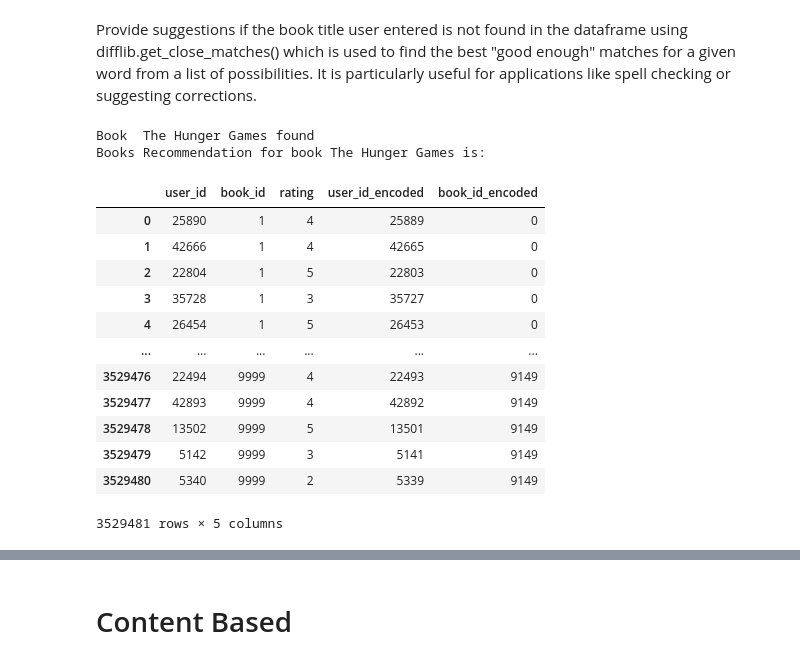
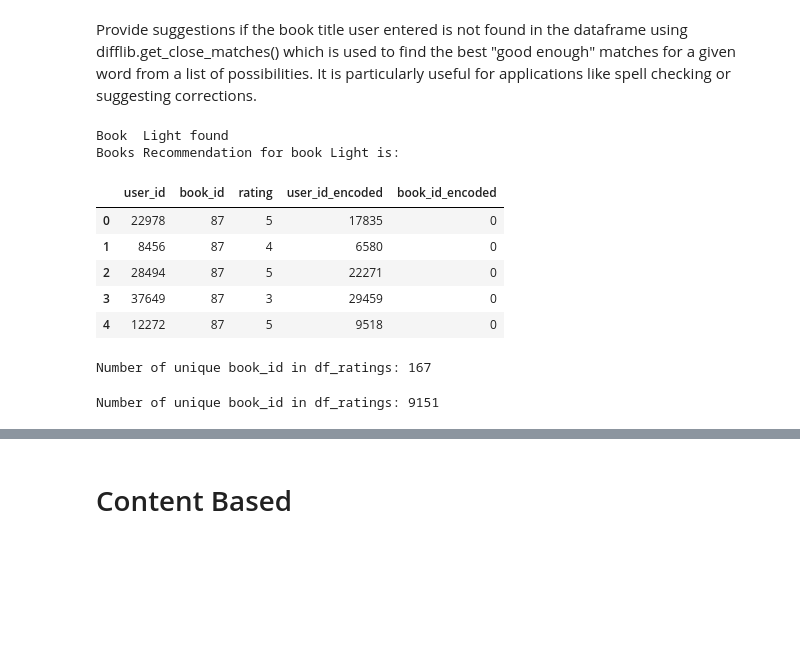
Before and after one commit to j9988/GoodBooks_Recommendation_System, a Jupyter notebook: Assignment 1.ipynb, the cells around one changed output, grey strips where cells are left out. Cells and saved outputs as stored; diff of their text form; code cells hidden in the pictures; blank space fills up the shorter version.

```diff
--- a/Assignment 1.ipynb
+++ b/Assignment 1.ipynb
@@ -480,5 +385,8 @@ Number of unique book_id in df_book_tags: 9151
 # %% [markdown]
 # Collaborative Filtering
+# %%
+df_books = pd.read_csv("cleaned_books.csv")
+df_ratings = pd.read_csv("cleaned_ratings.csv")
 # %% [markdown]
 ## Item-to-Item
 # %%
@@ -540,8 +448,8 @@ while True:
     else:
         print("Book not found. Please try again.")
 # %% [output]
-Book  The Hunger Games found
-Books Recommendation for book The Hunger Games is:
+Book  Light found
+Books Recommendation for book Light is:
 # %%
 # Defines a function to calculate the weighted average rating for a group.
 def group_weighted_avg(group, weight_key):
@@ -587,20 +503,23 @@ def sparse_matrix():
 # Call the sparse_matrix function to generate the sparse matrix and related objects.
 S, ratings_enc_id, user_encoder, book_encoder = sparse_matrix()
 # %%
-ratings_enc_id
+ratings_enc_id.head()
 # %% [output]
 |  | user_id | book_id | rating | user_id_encoded | book_id_encoded |
-| 0 | 25890 | 1 | 4 | 25889 | 0 |
-| 1 | 42666 | 1 | 4 | 42665 | 0 |
-| 2 | 22804 | 1 | 5 | 22803 | 0 |
-| 3 | 35728 | 1 | 3 | 35727 | 0 |
-| 4 | 26454 | 1 | 5 | 26453 | 0 |
-| ... | ... | ... | ... | ... | ... |
-| 3529476 | 22494 | 9999 | 4 | 22493 | 9149 |
-| 3529477 | 42893 | 9999 | 4 | 42892 | 9149 |
-| 3529478 | 13502 | 9999 | 5 | 13501 | 9149 |
-| 3529479 | 5142 | 9999 | 3 | 5141 | 9149 |
-| 3529480 | 5340 | 9999 | 2 | 5339 | 9149 |
+| 0 | 22978 | 87 | 5 | 17835 | 0 |
+| 1 | 8456 | 87 | 4 | 6580 | 0 |
+| 2 | 28494 | 87 | 5 | 22271 | 0 |
+| 3 | 37649 | 87 | 3 | 29459 | 0 |
+| 4 | 12272 | 87 | 5 | 9518 | 0 |
-3529481 rows × 5 columns
+# %%
+unique_book_ids = df_ratings['book_id'].nunique()
+print(f"Number of unique book_id in df_ratings: {unique_book_ids}")
+# %% [output]
+Number of unique book_id in df_ratings: 167
+# %%
+unique_book_ids = df_books['book_id'].nunique()
+print(f"Number of unique book_id in df_ratings: {unique_book_ids}")
+# %% [output]
+Number of unique book_id in df_ratings: 9151
 # %%
 # Defines a function to recommend items based on item-item similarity.
```
Also changed, not shown: parts of 94 cells of this notebook.
